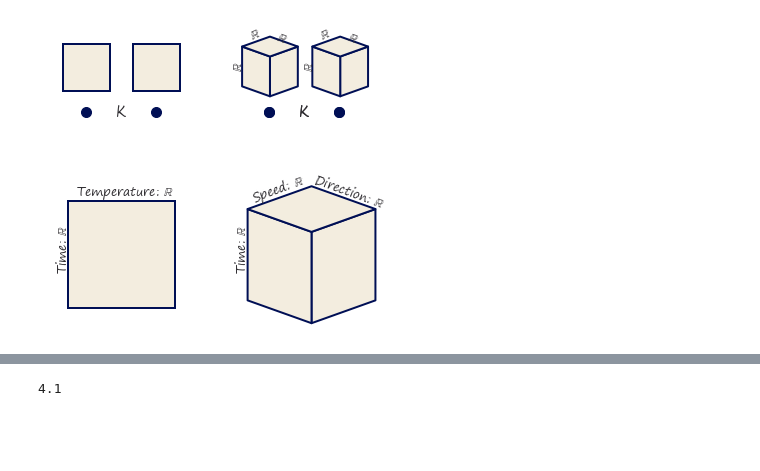
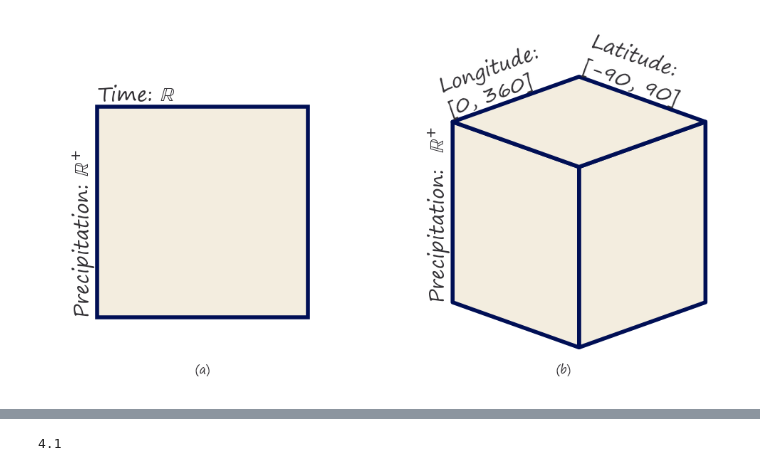
Before and after one commit to story645/proposal, a Jupyter notebook: figures/data_figures.ipynb, the cells around one changed output, grey strips where cells are left out. Cells and saved outputs as stored; diff of their text form; code cells hidden in the pictures; blank space fills up the shorter version.

```diff
--- a/figures/data_figures.ipynb
+++ b/figures/data_figures.ipynb
@@ -8,20 +8,22 @@ import matplotlib.patches as mpatches
 import matplotlib.collections as mcollections
 import matplotlib.path as mpath
 import matplotlib.pyplot as plt
+from matplotlib.offsetbox import AnchoredText
 
 from matplotlib import rcParams
 
-
+import highlight_text as ht
 import themepy
 
 theme = themepy.Theme('paper')
-paper_path = Path('../../../paper/figures/')
-slide_path = Path('../../../slides/figures/math/')
-proposal_path = Path('../../../draft/figures/math/')
+paper_path = Path('../paper/figures/')
+slide_path = Path('../slides/figures/math/')
+proposal_path = Path('../draft/figures/math/')
 #rcParams['path.sketch'] = (.5, 25, 20)
 
 %matplotlib inline
 # %%
 rcParams['font.family'] = 'Segoe Print'
+rcParams['figure.dpi'] = 200
 # %%
 fc = rcParams['axes.facecolor']
@@ -63,43 +66,44 @@ def three_fiber_discrete(ax, textsize, labelsize):
         ax.annotate(r"$\mathbb{R}$", (-0.12 + off, .63), rotation=90, fontsize=textsize) #height
         ax.annotate(r"$\mathbb{R}$", (0.02 + off, .87), rotation=25, fontsize=textsize) # width
         ax.annotate(r"$\mathbb{R}$", (0.25 + off,.84), rotation=-20, fontsize=textsize) # depth
-# %%
-fig, axd = plt.subplot_mosaic([['2D', '3D']])
-
-two_fiber_discrete(axd['2D'], textsize, labelsize)
-three_fiber_discrete(axd['3D'], textsize, labelsize)
-for ax in axd.values():
-    k_discrete(ax, labelsize)
-    ax.set(xlim=(-.15,1.15), ylim=(0,1), aspect='equal')
-    ax.axis('off')
-fig.savefig(paper_path/"fiber.png", bbox_inches='tight' , facecolor='white')
-# %% [output]
-[figure, removed]
 # %%
 fig, axd = plt.subplot_mosaic([['2d', '3d']])
 for ax in axd.values():
     ax.set(xlim=(0,1), ylim=(0,1), aspect='equal')
     ax.axis('off')
 
-f1 = mpatches.Rectangle((.15, .15), .7, .7, facecolor=fc, edgecolor='C0', linewidth=2)
+f1x, f1y = (.15, .15)
+size = .7
+f1 = mpatches.Rectangle((f1x, f1y), size, size, facecolor=fc, edgecolor='C0', linewidth=2)
 axd['2d'].add_patch(f1)
 
 verts = np.array([[[1,-1], [1,1], [2.4, 1.5], [2.4, -.5]],
                  [[-.4,1.5],[-.4,-.5],[1,-1],[1,1]],
                  [[-.4, 1.5], [1, 2],[2.4, 1.5], [1,1]]])
 verts1 = verts*.3 + [.25,.35]
 
 p = mcollections.PolyCollection(verts1, edgecolor='C0', facecolor=fc, linewidth=2)
 axd['3d'].add_collection(p)
 
-textsize=12
-axd['2d'].annotate(r"Time: $\mathbb{R}$", (.07,.4), rotation=90, fontsize=textsize)
-axd['2d'].annotate(r"Temperature: $\mathbb{R}$", (.2, .89), fontsize=textsize)
+textsize=10
+axd['2d'].text(f1x, f1y, r"Precipitation: " + r"$\mathbb{R}^{+}$", rotation=90, ha='right', va='bottom', fontsize=textsize)
+axd['2d'].text(f1x, f1y + size, r"Time: " + r"$\mathbb{R}$",  ha='left', va='bottom', fontsize=textsize)
+tx, ty = verts1[1, 1]
+lax, lay = verts1[1,0]
+lox, loy = verts1[2,1]
+angle = np.arctan((loy-lay)/(lox-lax))*180/np.pi
+bx, by = verts1[1,2]
+dis = np.sqrt((tx-bx)**2 + (ty-by)**2)
+axd['3d'].text(tx, ty, r"Precipitation: "+ r" $\mathbb{R}^{+}$", rotation=90, ha='right', va='bottom', fontsize=textsize)
+axd['3d'].text(lax, lay, "Longitude:\n[0, 360]", rotation=angle, ha='left', va='bottom', fontsize=textsize,
+            rotation_mode='anchor', transform_rotates_text=True)
+axd['3d'].text(lox, loy, "Latitude:\n[-90, 90]", rotation=-angle, ha='left', va='bottom', fontsize=textsize,
+                       rotation_mode='anchor', transform_rotates_text=True)
 
-axd['3d'].annotate(r"Time: $\mathbb{R}$", (.05,.4), rotation=90, fontsize=textsize)
-axd['3d'].annotate(r"Speed: $\mathbb{R}$", (.14, .85), rotation=20, fontsize=textsize)
-axd['3d'].annotate(r"Direction: $\mathbb{R}$", (.55, .81), rotation=-20, fontsize=textsize)
-fig.savefig(paper_path/"fiber.png", bbox_inches='tight' , facecolor='white')
+axd['2d'].set_title('(a)', y=-.075, fontsize='xx-small')
+axd['3d'].set_title('(b)', y=-.075, fontsize='xx-small')
+
+fig.savefig(slide_path/"fiber.png", bbox_inches='tight' , facecolor='white')
 fig.savefig(proposal_path/"fiber.png", bbox_inches='tight', facecolor='white')
 # %% [output]
-[figure, old version]
+[figure, new version]
```
Also changed, not shown: parts of 6 cells of this notebook, 2 other files.
